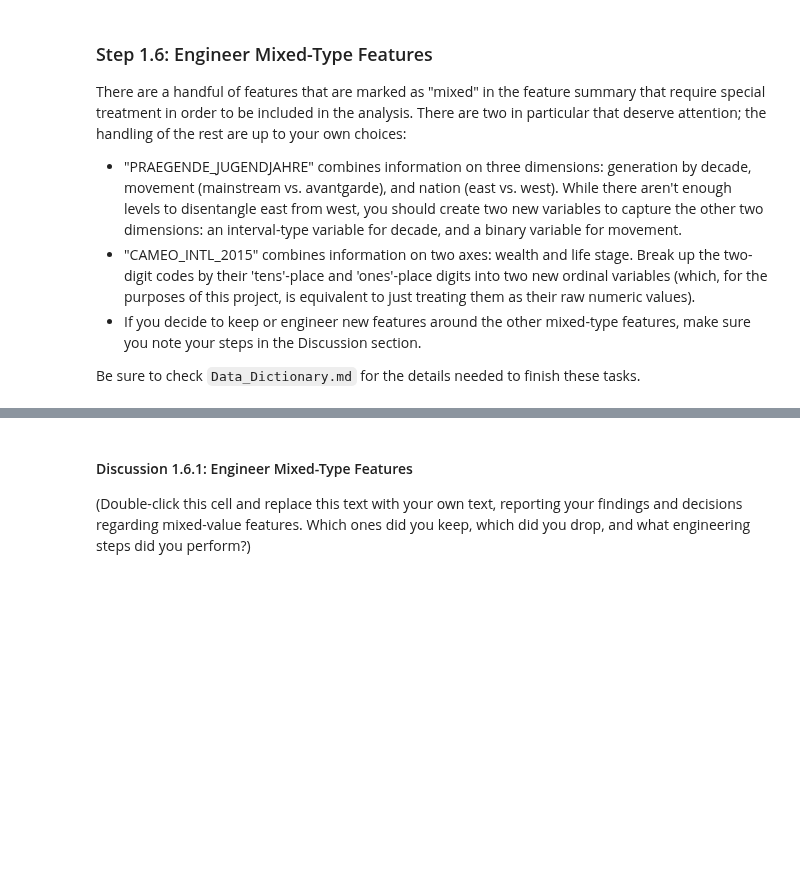
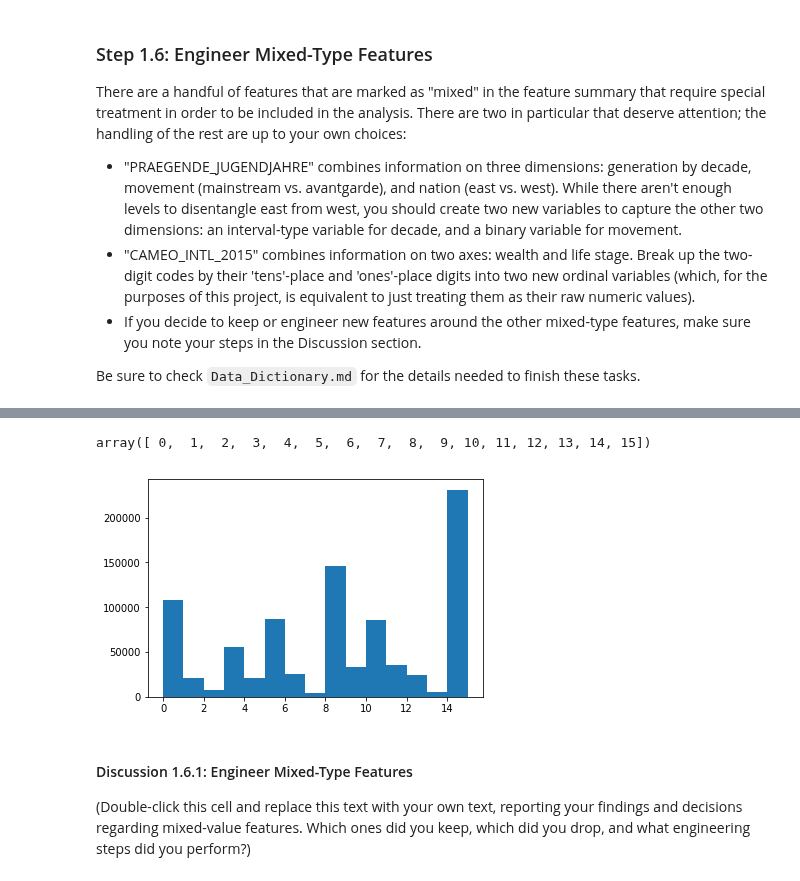
Before and after one commit to jeff-daniels/Udacity-Machine-Learning-Introduction-Nanodegree, a Jupyter notebook: Project 3: Identify Customer Segments/Identify_Customer_Segments.ipynb, the cells around one changed output, grey strips where cells are left out. Saved outputs shown, nothing was run; the diff lists cells and outputs as text; code cells hidden in the pictures; blank space fills up the shorter version.

```diff
--- a/Project 3: Identify Customer Segments/Identify_Customer_Segments.ipynb
+++ b/Project 3: Identify Customer Segments/Identify_Customer_Segments.ipynb
@@ -575,5 +594,13 @@ Be sure to check `Data_Dictionary.md` for the details needed to finish these tas
+# %%
+np.sort(gen['PRAEGENDE_JUGENDJAHRE'].unique())
+# %% [output]
+array([ 0,  1,  2,  3,  4,  5,  6,  7,  8,  9, 10, 11, 12, 13, 14, 15])
 # %%
 # Investigate "PRAEGENDE_JUGENDJAHRE" and engineer two new variables.
+plt.hist(gen['PRAEGENDE_JUGENDJAHRE'], bins = list(np.sort(gen['PRAEGENDE_JUGENDJAHRE'].unique())))
+plt.show()
+# %% [output]
+[figure, added]
 # %%
 # Investigate "CAMEO_INTL_2015" and engineer two new variables.
 # %% [markdown]
```
Also changed, not shown: parts of 14 cells of this notebook.
